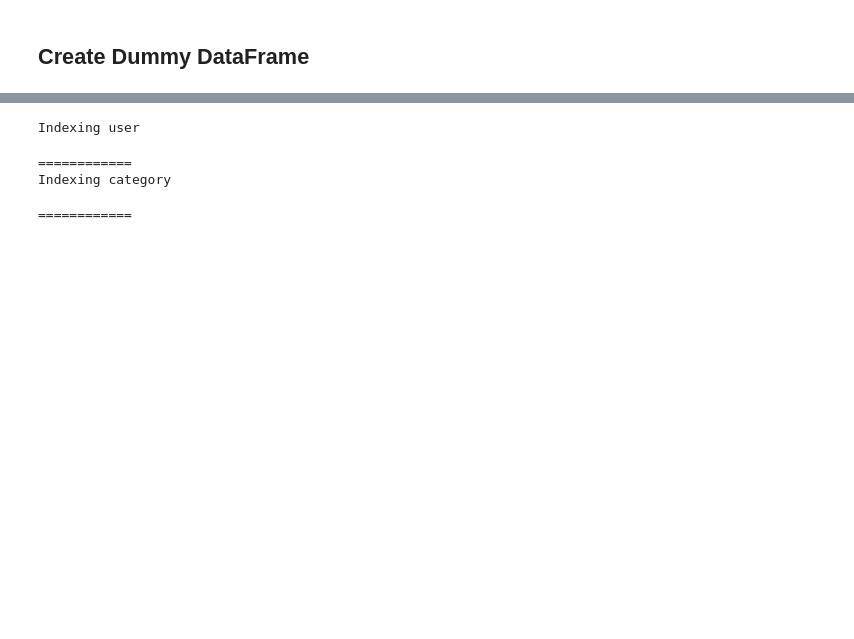
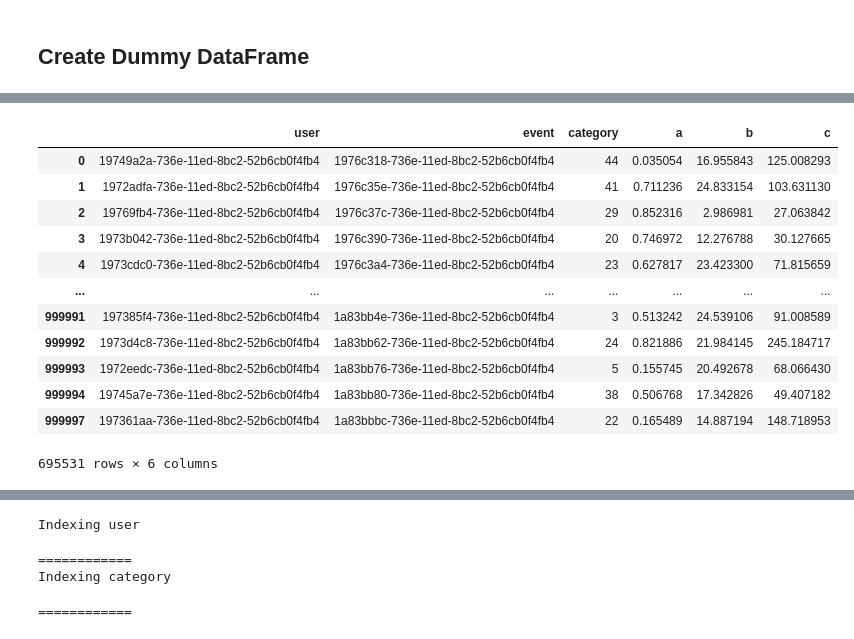
Before and after one commit to reallyrehan/panda_searches, a Jupyter notebook: Fast_DataFrame_Search.ipynb, the cells around one changed output, grey strips where cells are left out. Drawn from its saved outputs; the diff is of its cells as text; code cells hidden in the pictures; blank space fills up the shorter version.

Commit message:
added lambda functionality

```diff
--- a/Fast_DataFrame_Search.ipynb
+++ b/Fast_DataFrame_Search.ipynb
@@ -39,0 +236,5 @@ df
+# %%
+%%time
+
+idf[('user',lambda a:a[4]>'4')]
+# %% [output]
@@ -39,0 +243,13 @@ df
+|  | user | event | category | a | b | c |
+| 0 | 19749a2a-736e-11ed-8bc2-52b6cb0f4fb4 | 1976c318-736e-11ed-8bc2-52b6cb0f4fb4 | 44 | 0.035054 | 16.955843 | 125.008293 |
+| 1 | 1972adfa-736e-11ed-8bc2-52b6cb0f4fb4 | 1976c35e-736e-11ed-8bc2-52b6cb0f4fb4 | 41 | 0.711236 | 24.833154 | 103.631130 |
+| 2 | 19769fb4-736e-11ed-8bc2-52b6cb0f4fb4 | 1976c37c-736e-11ed-8bc2-52b6cb0f4fb4 | 29 | 0.852316 | 2.986981 | 27.063842 |
+| 3 | 1973b042-736e-11ed-8bc2-52b6cb0f4fb4 | 1976c390-736e-11ed-8bc2-52b6cb0f4fb4 | 20 | 0.746972 | 12.276788 | 30.127665 |
+| 4 | 1973cdc0-736e-11ed-8bc2-52b6cb0f4fb4 | 1976c3a4-736e-11ed-8bc2-52b6cb0f4fb4 | 23 | 0.627817 | 23.423300 | 71.815659 |
+| ... | ... | ... | ... | ... | ... | ... |
+| 999991 | 197385f4-736e-11ed-8bc2-52b6cb0f4fb4 | 1a83bb4e-736e-11ed-8bc2-52b6cb0f4fb4 | 3 | 0.513242 | 24.539106 | 91.008589 |
+| 999992 | 1973d4c8-736e-11ed-8bc2-52b6cb0f4fb4 | 1a83bb62-736e-11ed-8bc2-52b6cb0f4fb4 | 24 | 0.821886 | 21.984145 | 245.184717 |
+| 999993 | 1972eedc-736e-11ed-8bc2-52b6cb0f4fb4 | 1a83bb76-736e-11ed-8bc2-52b6cb0f4fb4 | 5 | 0.155745 | 20.492678 | 68.066430 |
+| 999994 | 19745a7e-736e-11ed-8bc2-52b6cb0f4fb4 | 1a83bb80-736e-11ed-8bc2-52b6cb0f4fb4 | 38 | 0.506768 | 17.342826 | 49.407182 |
+| 999997 | 197361aa-736e-11ed-8bc2-52b6cb0f4fb4 | 1a83bbbc-736e-11ed-8bc2-52b6cb0f4fb4 | 22 | 0.165489 | 14.887194 | 148.718953 |
+695531 rows × 6 columns
```
Also changed, not shown: parts of 12 cells of this notebook, 3 other files.
